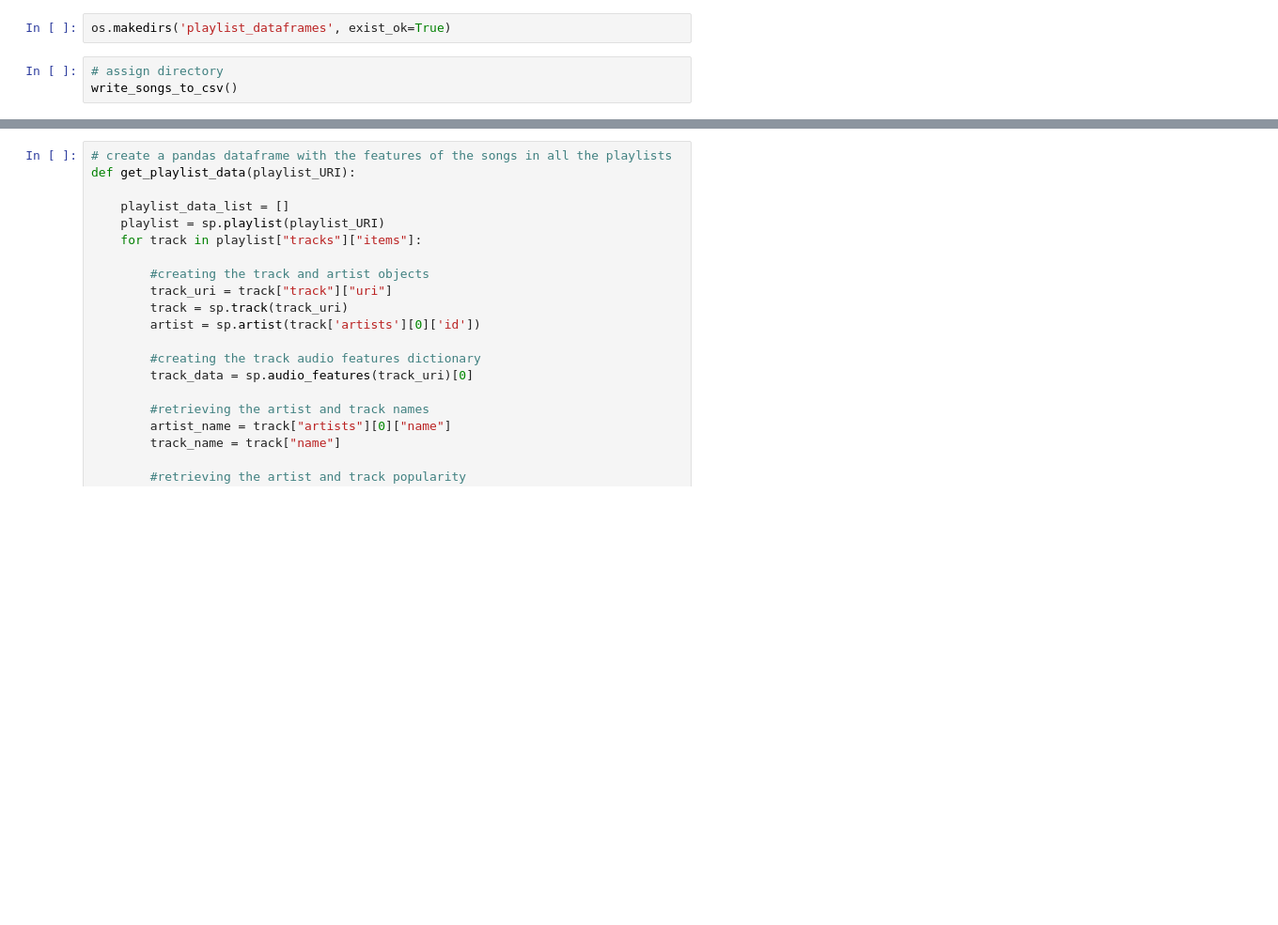
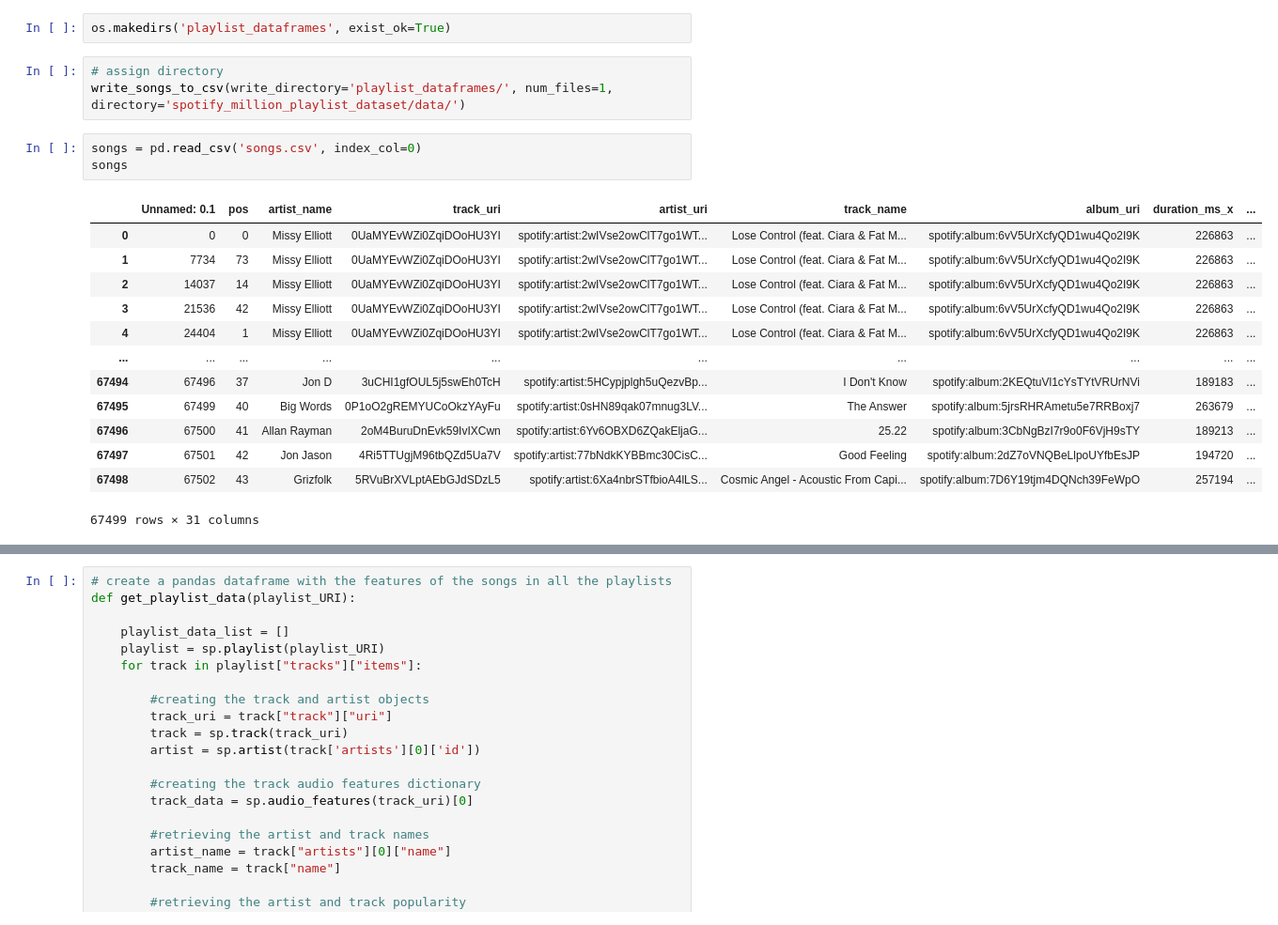
Before and after one commit to EliasLMann/contextRec, a Jupyter notebook: testing_environment.ipynb, the cells around one changed output, grey strips where cells are left out. Shown at 94% size. Saved outputs shown, nothing was run; the diff lists cells and outputs as text; blank space fills up the shorter version.

```diff
--- a/testing_environment.ipynb
+++ b/testing_environment.ipynb
@@ -130,4 +130,21 @@ def write_songs_to_csv(directory = 'spotify_million_playlist_dataset/data/', num
 os.makedirs('playlist_dataframes', exist_ok=True)
 # %%
 # assign directory
-write_songs_to_csv()
+write_songs_to_csv(write_directory='playlist_dataframes/', num_files=1, directory='spotify_million_playlist_dataset/data/')
+# %%
+songs = pd.read_csv('songs.csv', index_col=0)
+songs
+# %% [output]
+|  | Unnamed: 0.1 | pos | artist_name | track_uri | artist_uri | track_name | album_uri | duration_ms_x | ... |
+| 0 | 0 | 0 | Missy Elliott | 0UaMYEvWZi0ZqiDOoHU3YI | spotify:artist:2wIVse2owClT7go1WT... | Lose Control (feat. Ciara & Fat M... | spotify:album:6vV5UrXcfyQD1wu4Qo2I9K | 226863 | ... |
+| 1 | 7734 | 73 | Missy Elliott | 0UaMYEvWZi0ZqiDOoHU3YI | spotify:artist:2wIVse2owClT7go1WT... | Lose Control (feat. Ciara & Fat M... | spotify:album:6vV5UrXcfyQD1wu4Qo2I9K | 226863 | ... |
+| 2 | 14037 | 14 | Missy Elliott | 0UaMYEvWZi0ZqiDOoHU3YI | spotify:artist:2wIVse2owClT7go1WT... | Lose Control (feat. Ciara & Fat M... | spotify:album:6vV5UrXcfyQD1wu4Qo2I9K | 226863 | ... |
+| 3 | 21536 | 42 | Missy Elliott | 0UaMYEvWZi0ZqiDOoHU3YI | spotify:artist:2wIVse2owClT7go1WT... | Lose Control (feat. Ciara & Fat M... | spotify:album:6vV5UrXcfyQD1wu4Qo2I9K | 226863 | ... |
+| 4 | 24404 | 1 | Missy Elliott | 0UaMYEvWZi0ZqiDOoHU3YI | spotify:artist:2wIVse2owClT7go1WT... | Lose Control (feat. Ciara & Fat M... | spotify:album:6vV5UrXcfyQD1wu4Qo2I9K | 226863 | ... |
+| ... | ... | ... | ... | ... | ... | ... | ... | ... | ... |
+| 67494 | 67496 | 37 | Jon D | 3uCHI1gfOUL5j5swEh0TcH | spotify:artist:5HCypjplgh5uQezvBp... | I Don't Know | spotify:album:2KEQtuVl1cYsTYtVRUrNVi | 189183 | ... |
+| 67495 | 67499 | 40 | Big Words | 0P1oO2gREMYUCoOkzYAyFu | spotify:artist:0sHN89qak07mnug3LV... | The Answer | spotify:album:5jrsRHRAmetu5e7RRBoxj7 | 263679 | ... |
+| 67496 | 67500 | 41 | Allan Rayman | 2oM4BuruDnEvk59IvIXCwn | spotify:artist:6Yv6OBXD6ZQakEljaG... | 25.22 | spotify:album:3CbNgBzI7r9o0F6VjH9sTY | 189213 | ... |
+| 67497 | 67501 | 42 | Jon Jason | 4Ri5TTUgjM96tbQZd5Ua7V | spotify:artist:77bNdkKYBBmc30CisC... | Good Feeling | spotify:album:2dZ7oVNQBeLlpoUYfbEsJP | 194720 | ... |
+| 67498 | 67502 | 43 | Grizfolk | 5RVuBrXVLptAEbGJdSDzL5 | spotify:artist:6Xa4nbrSTfbioA4lLS... | Cosmic Angel - Acoustic From Capi... | spotify:album:7D6Y19tjm4DQNch39FeWpO | 257194 | ... |
+67499 rows × 31 columns
```
Also changed, not shown: parts of 7 cells of this notebook, 3 other files.
